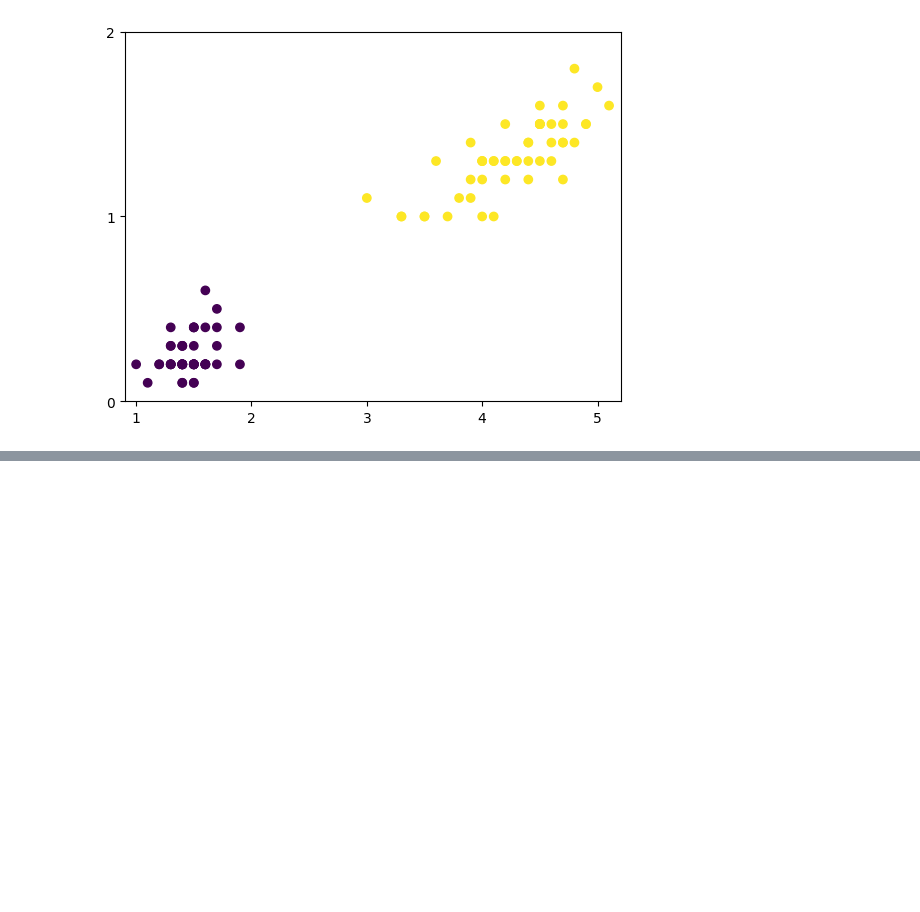
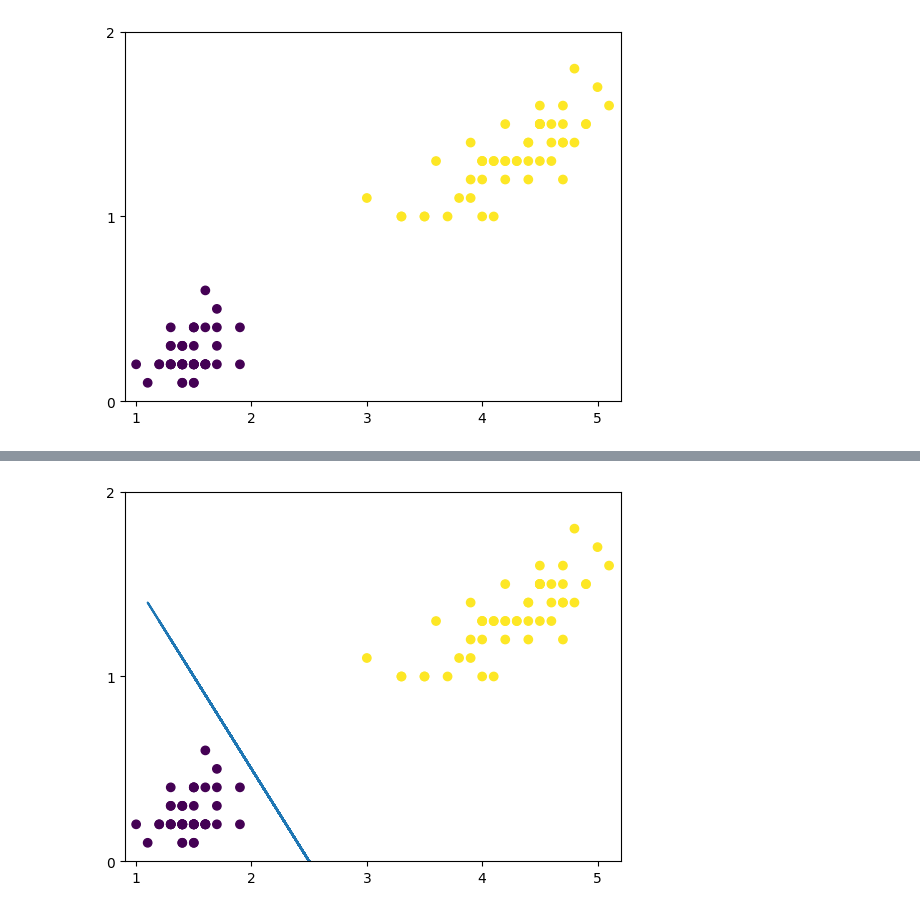
Before and after one commit to matheussteinbach/ai-studies, a Jupyter notebook: perceptron.ipynb, the cells around one changed output, grey strips where cells are left out. Drawn from its saved outputs; the diff is of its cells as text; code cells hidden in the pictures; blank space fills up the shorter version.

Commit message:
feat: add Perceptron e classificacao linear

```diff
--- a/perceptron.ipynb
+++ b/perceptron.ipynb
@@ -43,0 +46,4 @@ eixo y = petal_width
+# %%
+# Separando database em treino e teste
+from sklearn.model_selection import train_test_split
+X_train, X_test, y_train, y_test = train_test_split(X, y, test_size=0.33, random_state=42)
@@ -43,0 +52,5 @@ eixo y = petal_width
+# %%
+# Criacao do classificador
+clf = Perceptron(tol=1e-3, random_state=0, eta0=0.1)
+# %%
+clf = clf.fit(X_train, y_train)
@@ -43,0 +76,5 @@ eixo y = petal_width
+# %%
+w1 = round(clf.coef_[0][0], 2)
+w2 = round(clf.coef_[0][1], 2)
+w0 = clf.intercept_[0]
+print(w1,w2,w0)
@@ -43,0 +85,15 @@ eixo y = petal_width
+# %%
+# Visualizacao grafica da reta gerada pelo Perceptron da classifiicacao linear
+
+fig, ax = plt.subplots()
+
+ax.scatter(X_train.iloc[:,0], X_train.iloc[:,1], c=y_train)
+ax.plot(X_train.iloc[:,0], (-w1*X_train.iloc[:,0]-w0)/w2)
+ax.scatter(X_test.iloc[:,0], X_test.iloc[:,1], c=y_test)
+
+ax.set(xlim=(0.9, 5.2), xticks=[1,2,3,4,5],
+       ylim=(0,2), yticks=[0,1,2])
+
+plt.show()
+# %% [output]
+[figure, added]
```
Also changed, not shown: parts of 9 cells of this notebook.
